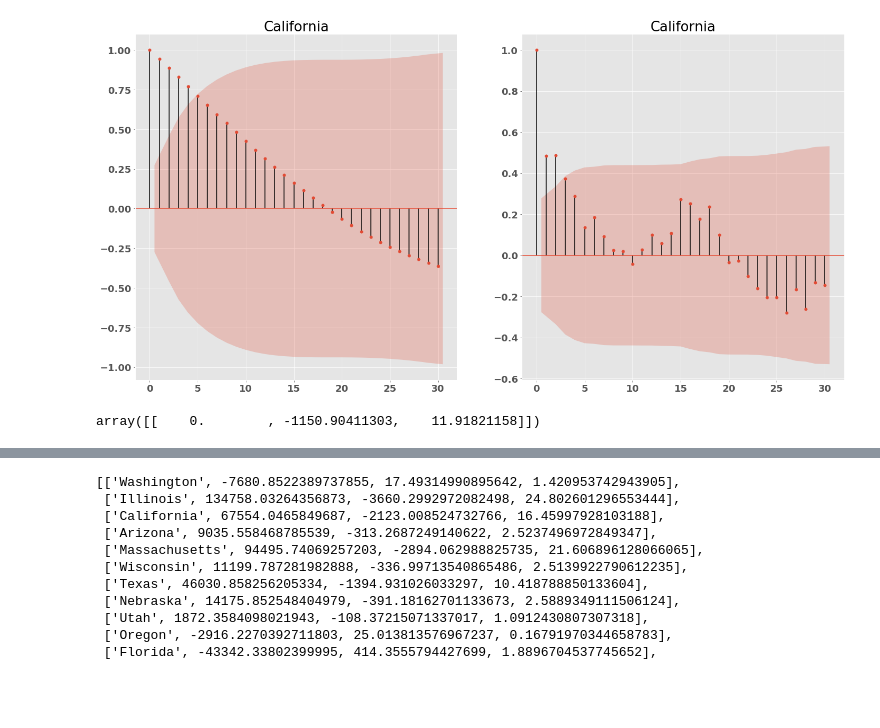
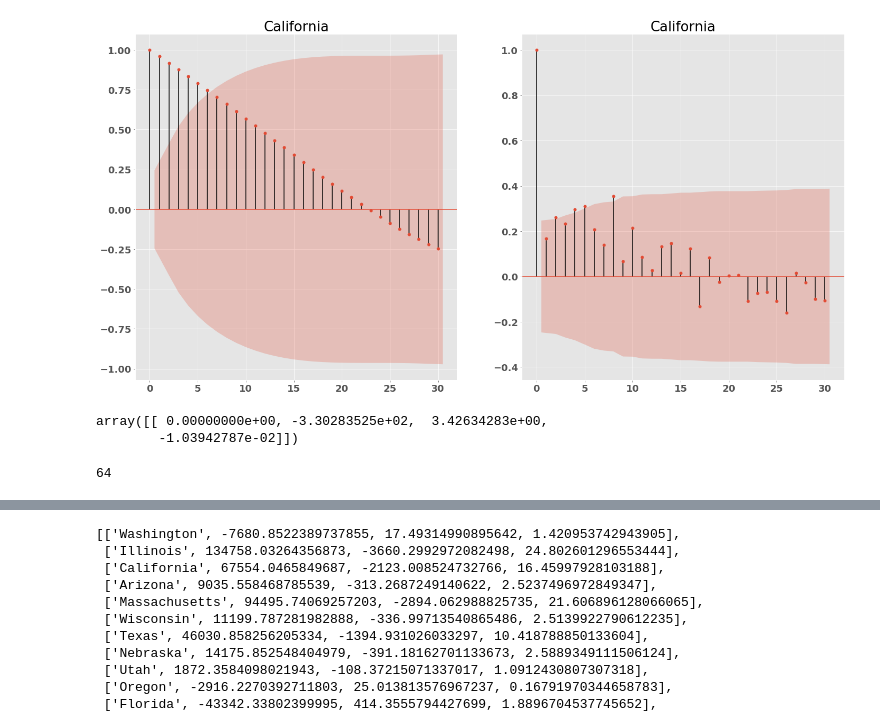
Before and after one commit to ian-branum/predicting-coronavirus, a Jupyter notebook: TS.ipynb, the cells around one changed output, grey strips where cells are left out. Drawn from its saved outputs; the diff is of its cells as text; code cells hidden in the pictures; blank space fills up the shorter version.

```diff
--- a/TS.ipynb
+++ b/TS.ipynb
@@ -57,0 +91,26 @@ plt.show()
+# %%
+county = "Alameda"
+st = "California"
+#df2 = df[df['cases'] > 100]
+df2 = nyt_df[nyt_df['cases'] > 10]
+
+X, X_poly, y, lin = model_county(df2, county, st, degree=3)
+diffed = pd.DataFrame(y).diff()#.values[1:]
+
+#y = pd.DataFrame(y).diff()
+fig, ax = plt.subplots(figsize=(12,12))
+fig.tight_layout()
+
+plt.scatter(X, y, color = 'blue', label="actual data")
+plt.scatter(X, diffed, color = 'green', label="diff")
+#print(X)
+y1 = lin.predict(X_poly)
+#print(y1)
+plt.plot(X, y1, color = 'red', label="model prediction")
+plt.title('Cases in {} by days from 1 Jan'.format(county))
+ax.legend()
+xlabels = ['{:,.0f}'.format(x) + ' days' for x in ax.get_xticks()]
+ax.set_xticklabels(xlabels)
+
+
+plt.show()
@@ -58,16 +119,20 @@ plt.show()
 # %%
 from statsmodels.tsa.stattools import acf
 from statsmodels.graphics.tsaplots import plot_acf
 
 fig, axs = plt.subplots(1,2, figsize=(24,12))
 acf_array = acf(y)
 #print(acf_array)
-diffed = pd.DataFrame(y).diff().values[1:]
 
-plot_acf(y, alpha=0.05, lags=30, ax=axs[0], title="California")
-plot_acf(diffed, alpha=0.05, lags=30, ax=axs[1], title="California")
+plot_acf(y, alpha=0.05, lags=30, ax=axs[0], title=st)
+plot_acf(diffed[1:], alpha=0.05, lags=30, ax=axs[1], title=st)
 plt.show()
 lin.coef_
 # %% [output]
-[figure, old version]
+[figure, new version]
-array([[    0.        , -1150.90411303,    11.91821158]])
+array([[ 0.00000000e+00, -3.30283525e+02,  3.42634283e+00,
+        -1.03942787e-02]])
+# %%
+len(y)
+# %% [output]
+64
```
Also changed, not shown: parts of 14 cells of this notebook, 19 other files.
